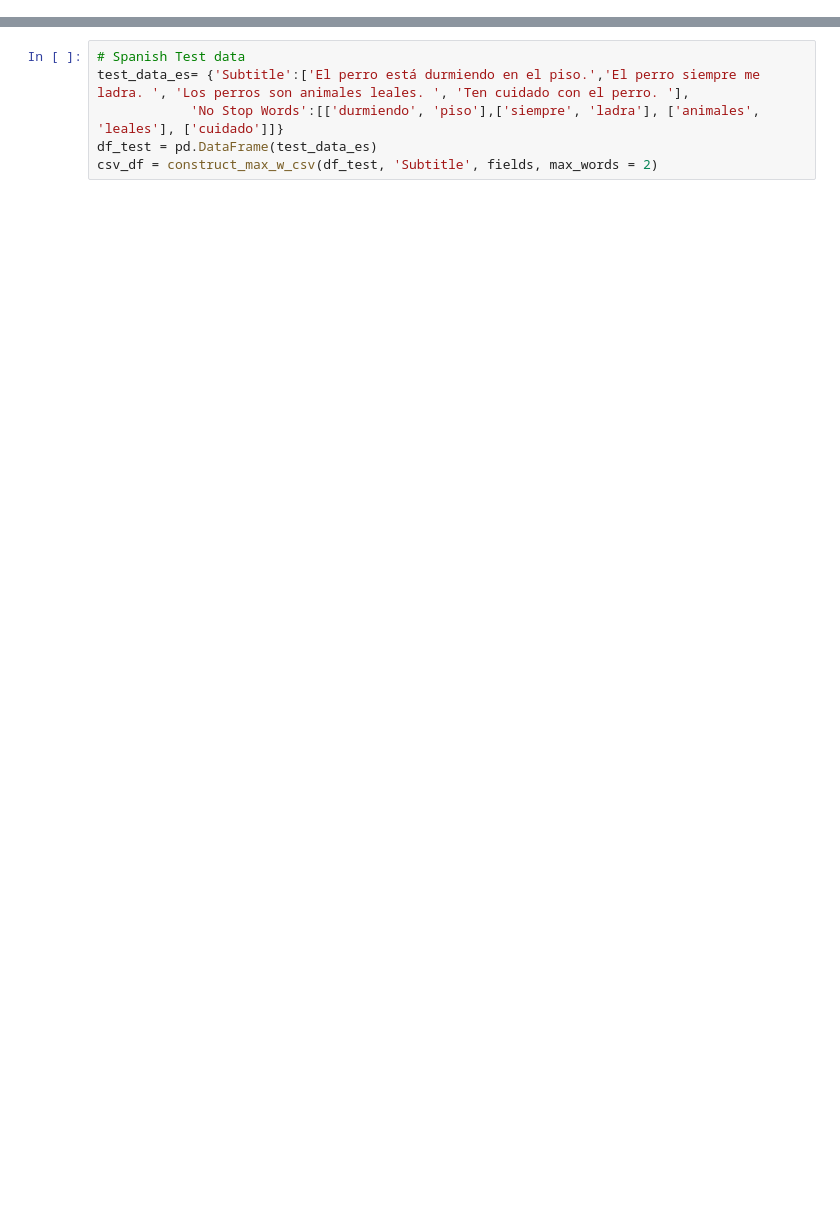
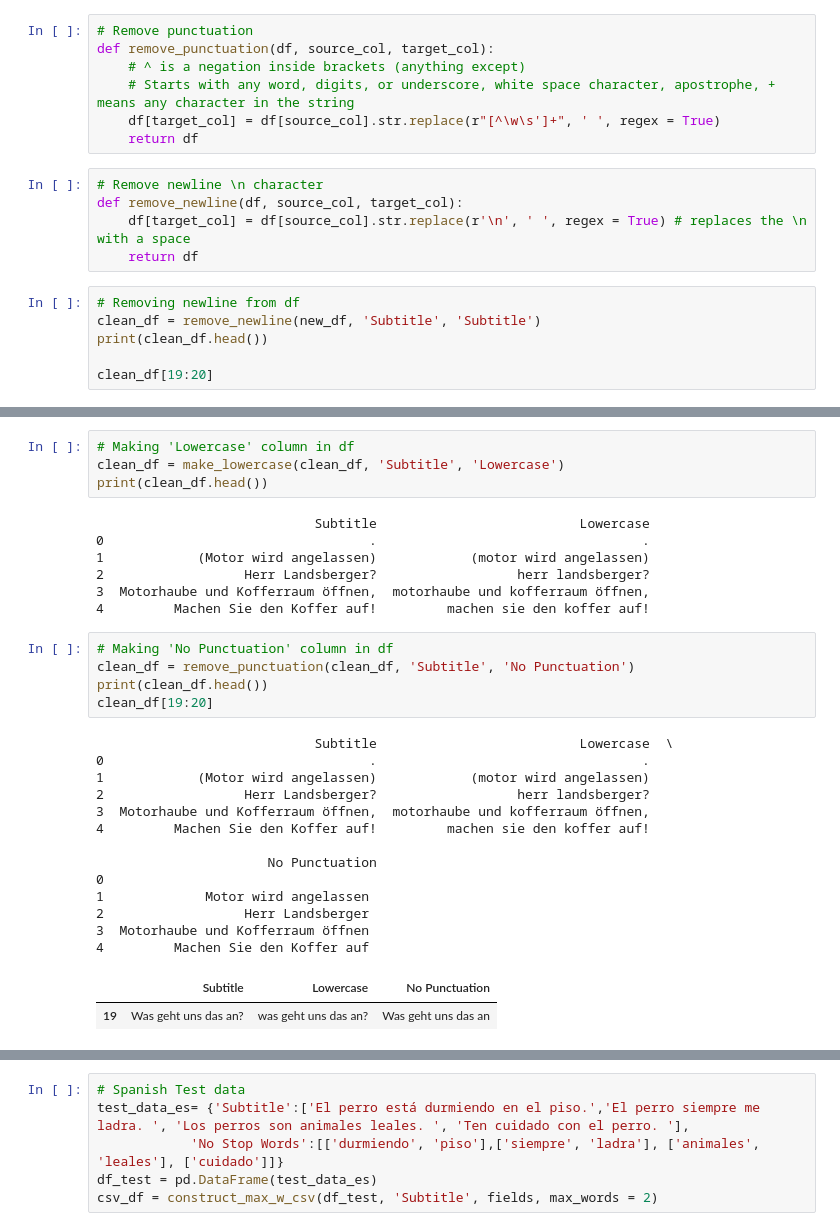
Before and after one commit to vsulli/SRT2CSV, a Jupyter notebook: demo.ipynb, the cells around one changed output, grey strips where cells are left out. Saved outputs shown, nothing was run; the diff lists cells and outputs as text; blank space fills up the shorter version.

```diff
--- a/demo.ipynb
+++ b/demo.ipynb
@@ -25,0 +236,18 @@ srt = "es_demo.srt" # first 20 subtitle lines
+# %%
+# Remove punctuation
+def remove_punctuation(df, source_col, target_col):
+    # ^ is a negation inside brackets (anything except)
+    # Starts with any word, digits, or underscore, white space character, apostrophe, + means any character in the string
+    df[target_col] = df[source_col].str.replace(r"[^\w\s']+", ' ', regex = True)
+    return df
+# %%
+# Remove newline \n character
+def remove_newline(df, source_col, target_col):
+    df[target_col] = df[source_col].str.replace(r'\n', ' ', regex = True) # replaces the \n with a space
+    return df
+# %%
+# Removing newline from df
+clean_df = remove_newline(new_df, 'Subtitle', 'Subtitle')
+print(clean_df.head())
+
+clean_df[19:20]
@@ -25,0 +263,32 @@ srt = "es_demo.srt" # first 20 subtitle lines
+# %%
+# Making 'Lowercase' column in df
+clean_df = make_lowercase(clean_df, 'Subtitle', 'Lowercase')
+print(clean_df.head())
+# %% [output]
+                            Subtitle                          Lowercase
+0                                  .                                  .
+1            (Motor wird angelassen)            (motor wird angelassen)
+2                  Herr Landsberger?                  herr landsberger?
+3  Motorhaube und Kofferraum öffnen,  motorhaube und kofferraum öffnen,
+4         Machen Sie den Koffer auf!         machen sie den koffer auf!
+# %%
+# Making 'No Punctuation' column in df
+clean_df = remove_punctuation(clean_df, 'Subtitle', 'No Punctuation')
+print(clean_df.head())
+clean_df[19:20]
+# %% [output]
+                            Subtitle                          Lowercase  \
+0                                  .                                  .
+1            (Motor wird angelassen)            (motor wird angelassen)
+2                  Herr Landsberger?                  herr landsberger?
+3  Motorhaube und Kofferraum öffnen,  motorhaube und kofferraum öffnen,
+4         Machen Sie den Koffer auf!         machen sie den koffer auf!
+
+                      No Punctuation
+0
+1             Motor wird angelassen
+2                  Herr Landsberger
+3  Motorhaube und Kofferraum öffnen
+4         Machen Sie den Koffer auf
+|  | Subtitle | Lowercase | No Punctuation |
+| 19 | Was geht uns das an? | was geht uns das an? | Was geht uns das an |
```
Also changed, not shown: parts of 38 cells of this notebook, 2 other files.
